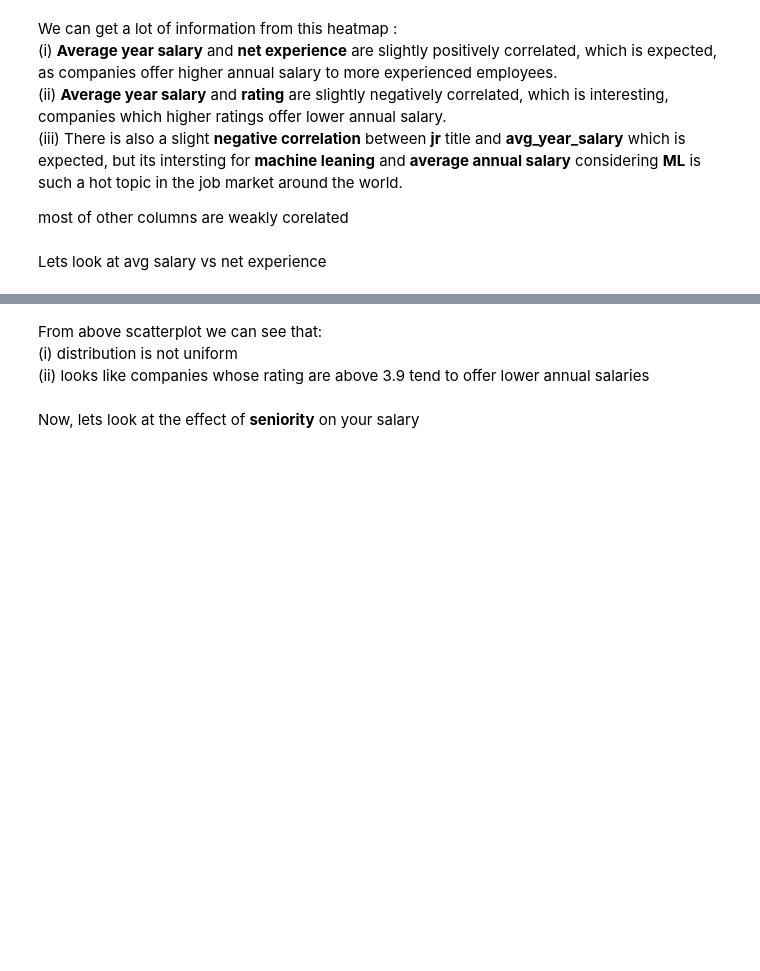
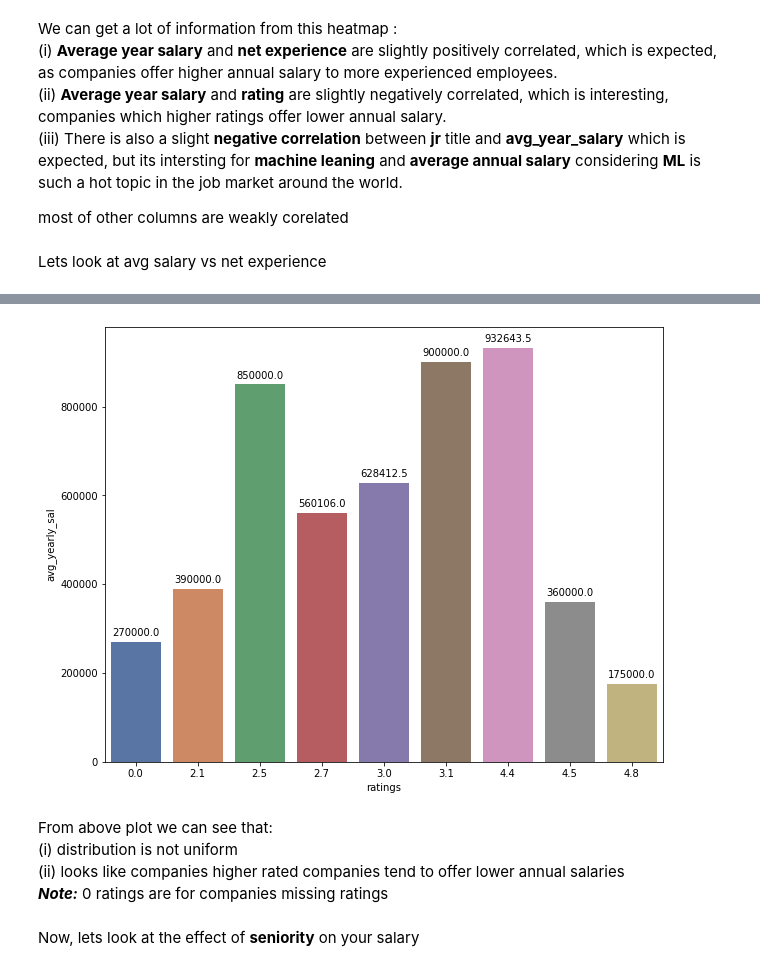
Before and after one commit to blaze-fire/Salary-Predictor, a Jupyter notebook: EDA.ipynb, the cells around one changed output, grey strips where cells are left out. Cells and saved outputs as stored; diff of their text form; code cells hidden in the pictures; blank space fills up the shorter version.

```diff
--- a/EDA.ipynb
+++ b/EDA.ipynb
@@ -137,7 +133,23 @@ plt.legend('')
+# %%
+freq = df.groupby(['rating'])['avg_yearly_sal'].median()
+freq = freq[freq>0]
+freq = pd.DataFrame([freq.index, freq.values]).T
+freq.columns = ['ratings','avg_yearly_sal']
+# %%
+splot = sns.barplot(x='ratings', y='avg_yearly_sal', data=freq, palette='deep' )
+for p in splot.patches:
+                  splot.annotate(format(p.get_height(), '.1f'),
+                  (p.get_x() + p.get_width() / 2., p.get_height()),
+                  ha = 'center', va = 'center',
+                  xytext = (0, 9),
+                  textcoords = 'offset points')
+# %% [output]
+[figure, added]
 # %% [markdown]
-From above scatterplot we can see that: <br>
+From above plot we can see that: <br>
 (i) distribution is not uniform <br>
-(ii) looks like companies whose rating are above 3.9 tend to offer lower annual salaries
+(ii) looks like companies higher rated companies tend to offer lower annual salaries <br>
+***Note:***  0 ratings are for companies missing ratings
 # %% [markdown]
 Now, lets look at the effect of <b>seniority</b> on your salary <br>
 # %%
```
Also changed, not shown: parts of 22 cells of this notebook, 17 other files.
